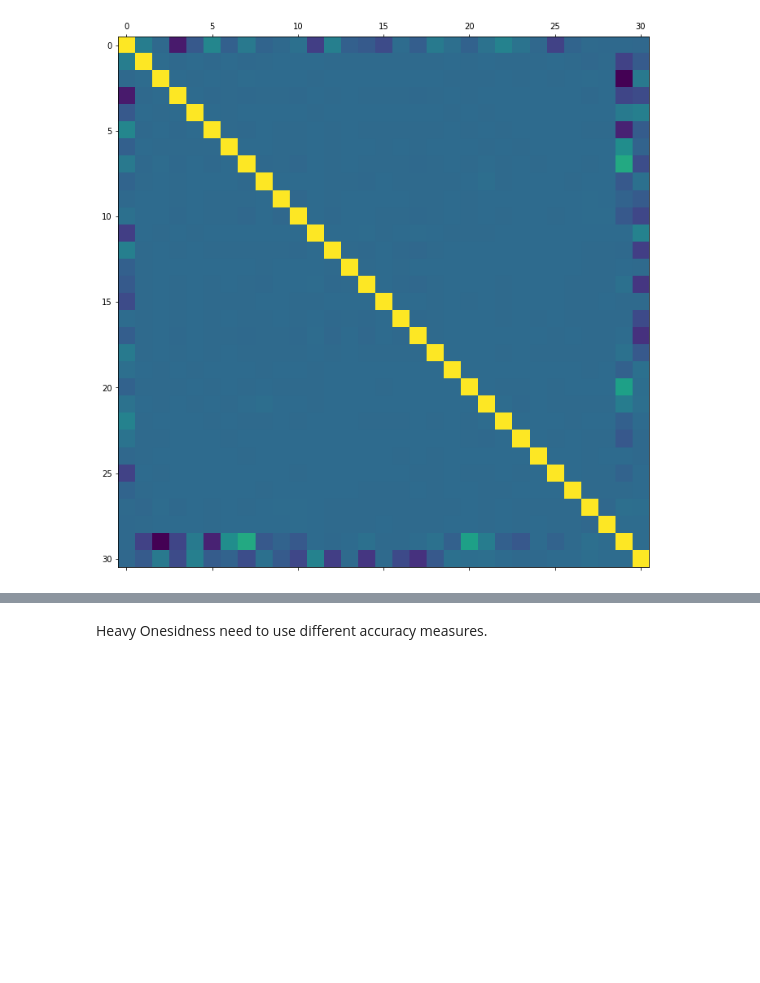
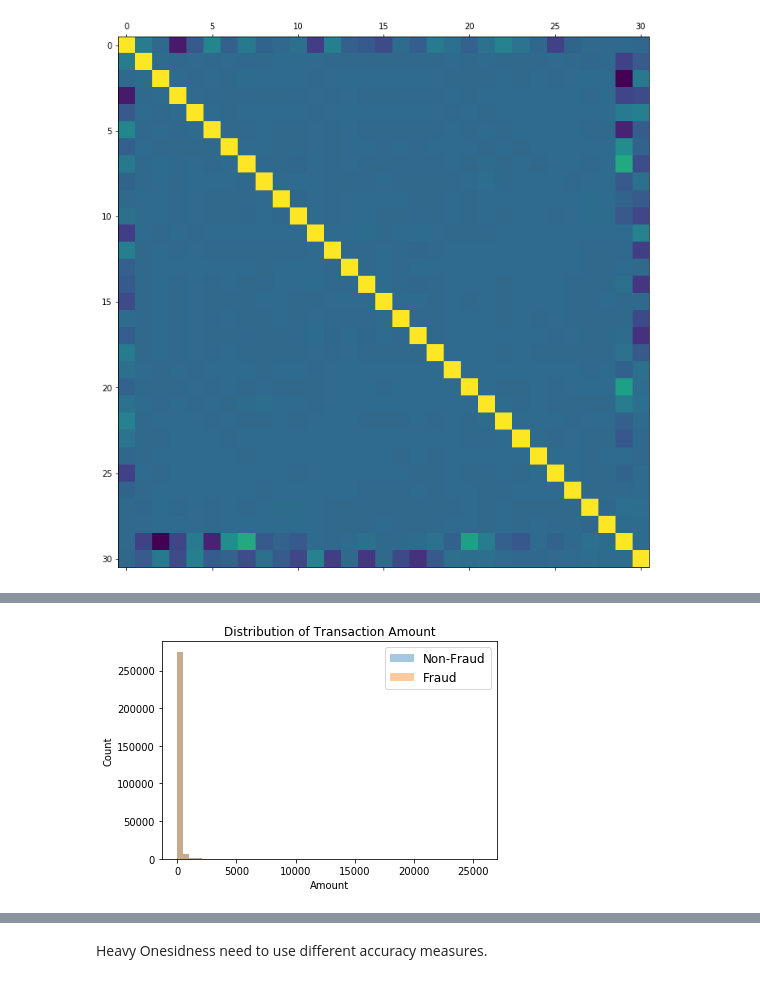
Before and after one commit to marekbrzo/creditCardFraudulent, a Jupyter notebook: projectMain.ipynb, the cells around one changed output, grey strips where cells are left out. Cells and saved outputs as stored; diff of their text form; code cells hidden in the pictures; blank space fills up the shorter version.

```diff
--- a/projectMain.ipynb
+++ b/projectMain.ipynb
@@ -99,0 +131,16 @@ plot_corr(data)
+# %%
+
+df = data[data['Class'] == 0]
+sns.distplot(data['Amount'].values,  kde=False, label='Non-Fraud')
+
+df =data[data['Class'] == 1]
+sns.distplot(data['Amount'].values,  kde=False,label='Fraud')
+
+# Plot formatting
+plt.legend(prop={'size': 12})
+plt.title('Distribution of Transaction Amount')
+plt.xlabel('Amount')
+plt.ylabel('Count')
+plt.show()
+# %% [output]
+[figure, added]
```
Also changed, not shown: parts of 24 cells of this notebook.
